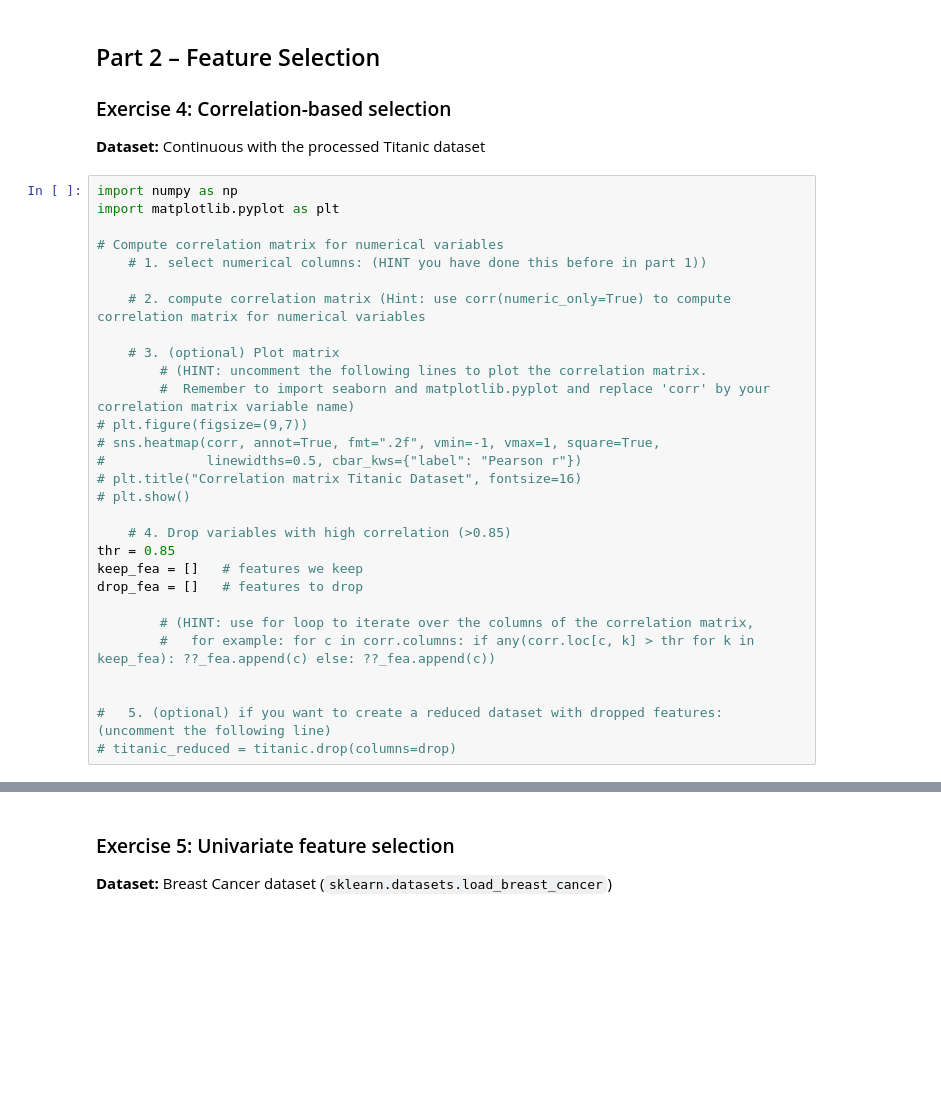
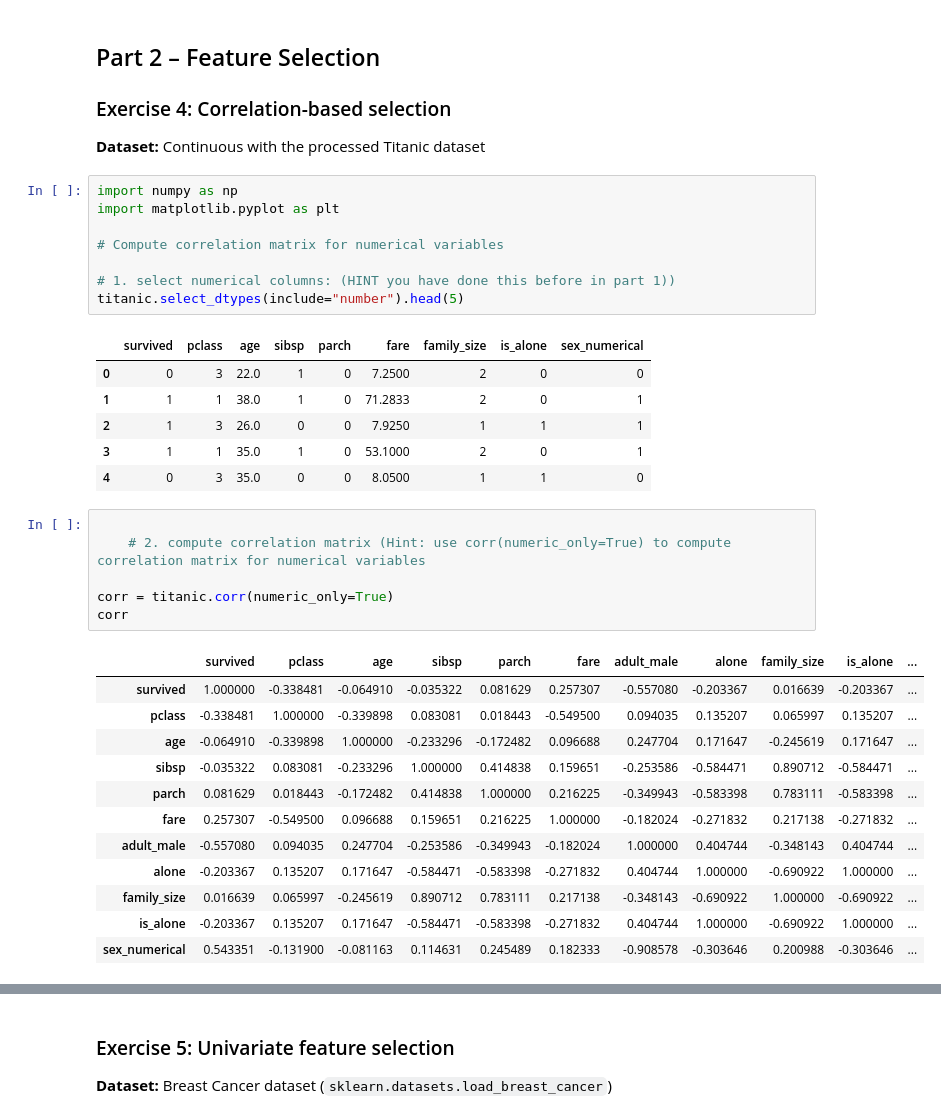
Before and after one commit to Arxcis/VE3451-KI-og-maskinl-ring, a Jupyter notebook: Assign1_feature_engineering_selection_exercises_updated.ipynb, the cells around one changed output, grey strips where cells are left out. Saved outputs shown, nothing was run; the diff lists cells and outputs as text; blank space fills up the shorter version.

Commit message:
Exercise 4 - done!

```diff
--- a/Assign1_feature_engineering_selection_exercises_updated.ipynb
+++ b/Assign1_feature_engineering_selection_exercises_updated.ipynb
@@ -297,27 +297,32 @@ import numpy as np
 import matplotlib.pyplot as plt
 
 # Compute correlation matrix for numerical variables
-    # 1. select numerical columns: (HINT you have done this before in part 1))
 
-    # 2. compute correlation matrix (Hint: use corr(numeric_only=True) to compute correlation matrix for numerical variables
-
-    # 3. (optional) Plot matrix
-        # (HINT: uncomment the following lines to plot the correlation matrix.
-        #  Remember to import seaborn and matplotlib.pyplot and replace 'corr' by your correlation matrix variable name)
-# plt.figure(figsize=(9,7))
-# sns.heatmap(corr, annot=True, fmt=".2f", vmin=-1, vmax=1, square=True,
-#             linewidths=0.5, cbar_kws={"label": "Pearson r"})
-# plt.title("Correlation matrix Titanic Dataset", fontsize=16)
-# plt.show()
-
-    # 4. Drop variables with high correlation (>0.85)
-thr = 0.85
-keep_fea = []   # features we keep
-drop_fea = []   # features to drop
-
-        # (HINT: use for loop to iterate over the columns of the correlation matrix,
-        #   for example: for c in corr.columns: if any(corr.loc[c, k] > thr for k in keep_fea): ??_fea.append(c) else: ??_fea.append(c))
-
-
-#   5. (optional) if you want to create a reduced dataset with dropped features: (uncomment the following line)
-# titanic_reduced = titanic.drop(columns=drop)
+# 1. select numerical columns: (HINT you have done this before in part 1))
+titanic.select_dtypes(include="number").head(5)
+# %% [output]
+|  | survived | pclass | age | sibsp | parch | fare | family_size | is_alone | sex_numerical |
+| 0 | 0 | 3 | 22.0 | 1 | 0 | 7.2500 | 2 | 0 | 0 |
+| 1 | 1 | 1 | 38.0 | 1 | 0 | 71.2833 | 2 | 0 | 1 |
+| 2 | 1 | 3 | 26.0 | 0 | 0 | 7.9250 | 1 | 1 | 1 |
+| 3 | 1 | 1 | 35.0 | 1 | 0 | 53.1000 | 2 | 0 | 1 |
+| 4 | 0 | 3 | 35.0 | 0 | 0 | 8.0500 | 1 | 1 | 0 |
+# %%
+
+    # 2. compute correlation matrix (Hint: use corr(numeric_only=True) to compute correlation matrix for numerical variables
+
+corr = titanic.corr(numeric_only=True)
+corr
+# %% [output]
+|  | survived | pclass | age | sibsp | parch | fare | adult_male | alone | family_size | is_alone | ... |
+| survived | 1.000000 | -0.338481 | -0.064910 | -0.035322 | 0.081629 | 0.257307 | -0.557080 | -0.203367 | 0.016639 | -0.203367 | ... |
+| pclass | -0.338481 | 1.000000 | -0.339898 | 0.083081 | 0.018443 | -0.549500 | 0.094035 | 0.135207 | 0.065997 | 0.135207 | ... |
+| age | -0.064910 | -0.339898 | 1.000000 | -0.233296 | -0.172482 | 0.096688 | 0.247704 | 0.171647 | -0.245619 | 0.171647 | ... |
+| sibsp | -0.035322 | 0.083081 | -0.233296 | 1.000000 | 0.414838 | 0.159651 | -0.253586 | -0.584471 | 0.890712 | -0.584471 | ... |
+| parch | 0.081629 | 0.018443 | -0.172482 | 0.414838 | 1.000000 | 0.216225 | -0.349943 | -0.583398 | 0.783111 | -0.583398 | ... |
+| fare | 0.257307 | -0.549500 | 0.096688 | 0.159651 | 0.216225 | 1.000000 | -0.182024 | -0.271832 | 0.217138 | -0.271832 | ... |
+| adult_male | -0.557080 | 0.094035 | 0.247704 | -0.253586 | -0.349943 | -0.182024 | 1.000000 | 0.404744 | -0.348143 | 0.404744 | ... |
+| alone | -0.203367 | 0.135207 | 0.171647 | -0.584471 | -0.583398 | -0.271832 | 0.404744 | 1.000000 | -0.690922 | 1.000000 | ... |
+| family_size | 0.016639 | 0.065997 | -0.245619 | 0.890712 | 0.783111 | 0.217138 | -0.348143 | -0.690922 | 1.000000 | -0.690922 | ... |
+| is_alone | -0.203367 | 0.135207 | 0.171647 | -0.584471 | -0.583398 | -0.271832 | 0.404744 | 1.000000 | -0.690922 | 1.000000 | ... |
+| sex_numerical | 0.543351 | -0.131900 | -0.081163 | 0.114631 | 0.245489 | 0.182333 | -0.908578 | -0.303646 | 0.200988 | -0.303646 | ... |
```
Also changed, not shown: parts of 3 cells of this notebook.
